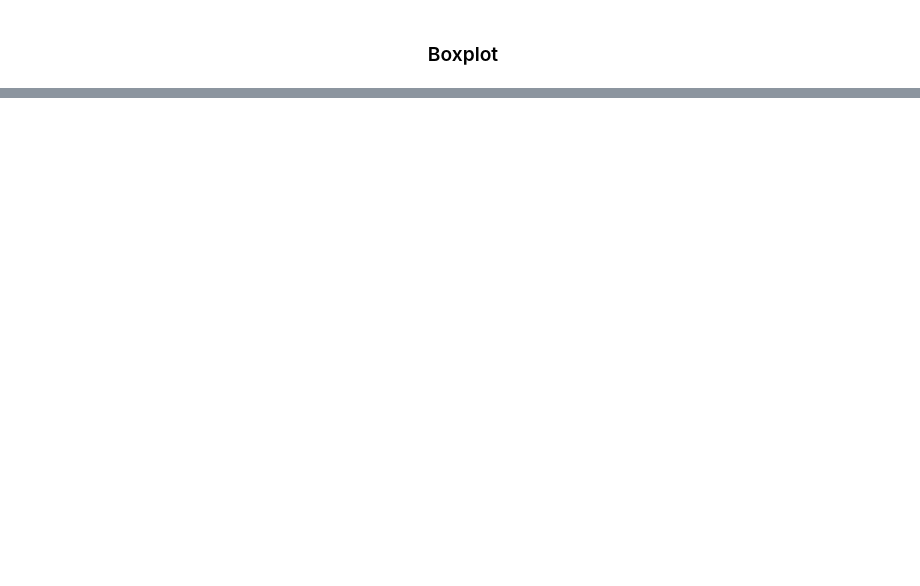
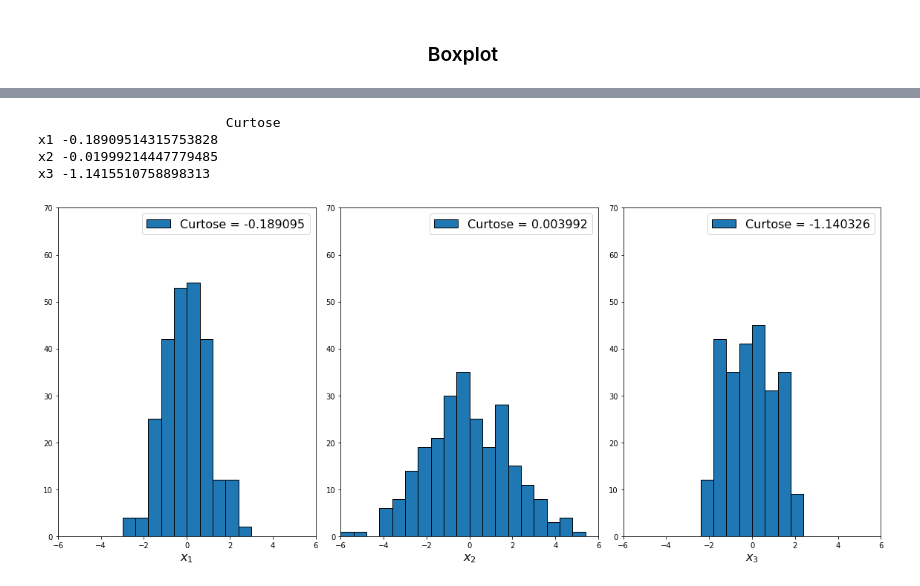
Before and after one commit to alexleogc/GEOD67_topicos_de_IA_2020, a Jupyter notebook: Análise de Dados (Revisão)/Análise de dados.ipynb, the cells around one changed output, grey strips where cells are left out. Saved outputs shown, nothing was run; the diff lists cells and outputs as text; code cells hidden in the pictures; blank space fills up the shorter version.

```diff
--- a/Análise de Dados (Revisão)/Análise de dados.ipynb
+++ b/Análise de Dados (Revisão)/Análise de dados.ipynb
@@ -159,0 +297,37 @@ sns.boxplot(x1)
+# %%
+print(3*'\t'+'Curtose')
+for i,j in zip(df.columns[:3],kurtosis(df[df.columns[:3]])):
+    print(i,j)
+# %% [output]
+                        Curtose
+x1 -0.18909514315753828
+x2 -0.01999214447779485
+x3 -1.1415510758898313
+# %%
+fig, axes = plt.subplots(ncols=3,figsize=(16,7))
+
+for ax in axes:
+    ax.set_xlim(-6,6)
+    ax.set_ylim(0,70)
+
+axes[0].hist(x1,bins=20,edgecolor='black',range=(-6,6),
+             label=f'Curtose = {kurtosis(df.x1):f}')
+axes[0].set_xlabel('$x_1$',fontsize=16)
+
+axes[1].hist(x2,bins=20,edgecolor='black',range=(-6,6),
+             label=f'Curtose = {df.x2.kurtosis():f}')
+axes[1].set_xlabel('$x_2$',fontsize=16)
+
+axes[2].hist(x3,bins=20,edgecolor='black',range=(-6,6),
+             label=f'Curtose = {df.x3.kurtosis():f}')
+axes[2].set_xlabel('$x_3$',fontsize=16)
+
+for ax in axes:
+    ax.legend(fontsize=16)
+
+fig.tight_layout()
+
+fig.savefig('curtose.png',dpi=250)
+fig.show()
+# %% [output]
+[figure, added]
```
Also changed, not shown: parts of 32 cells of this notebook.
